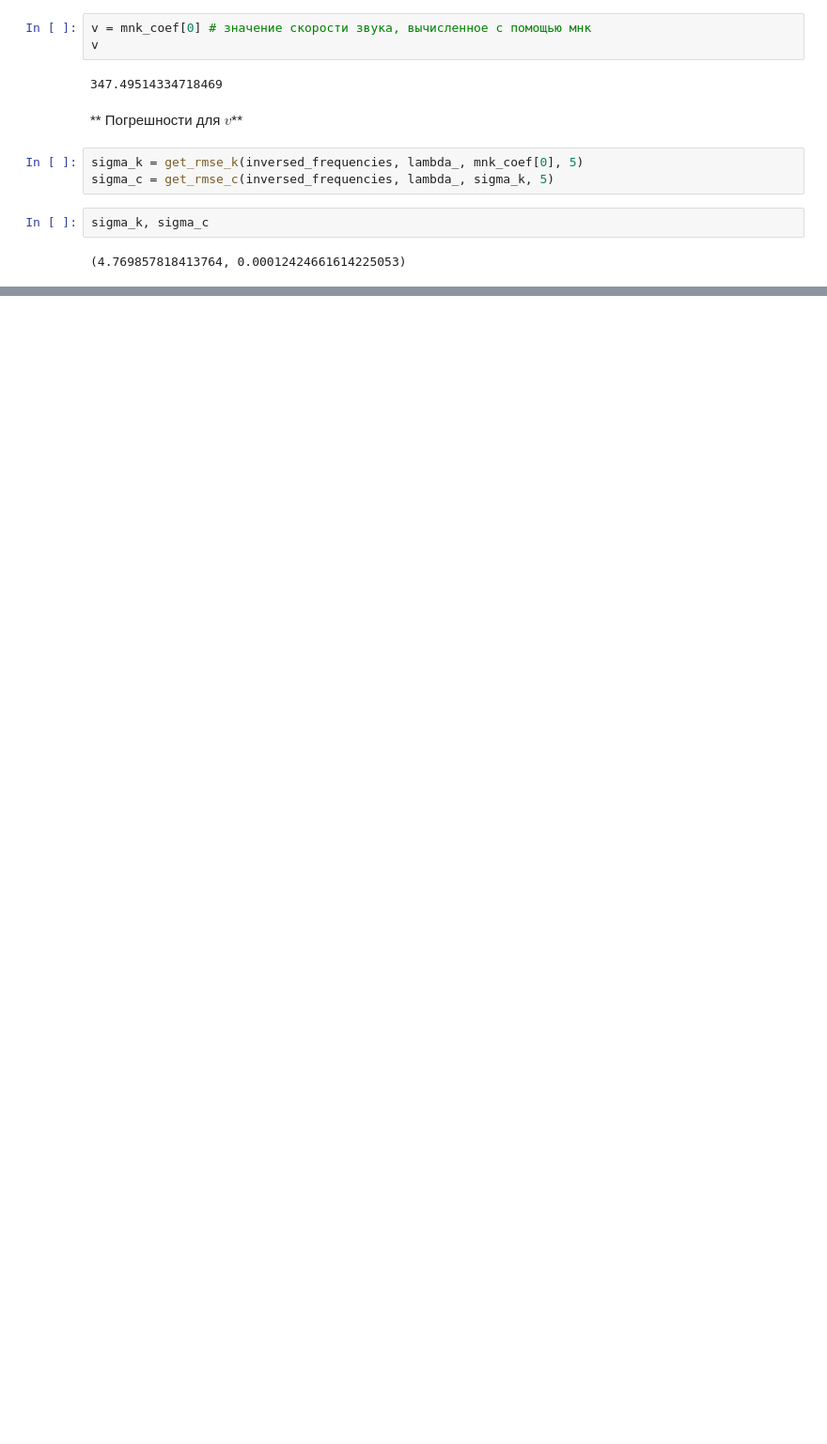
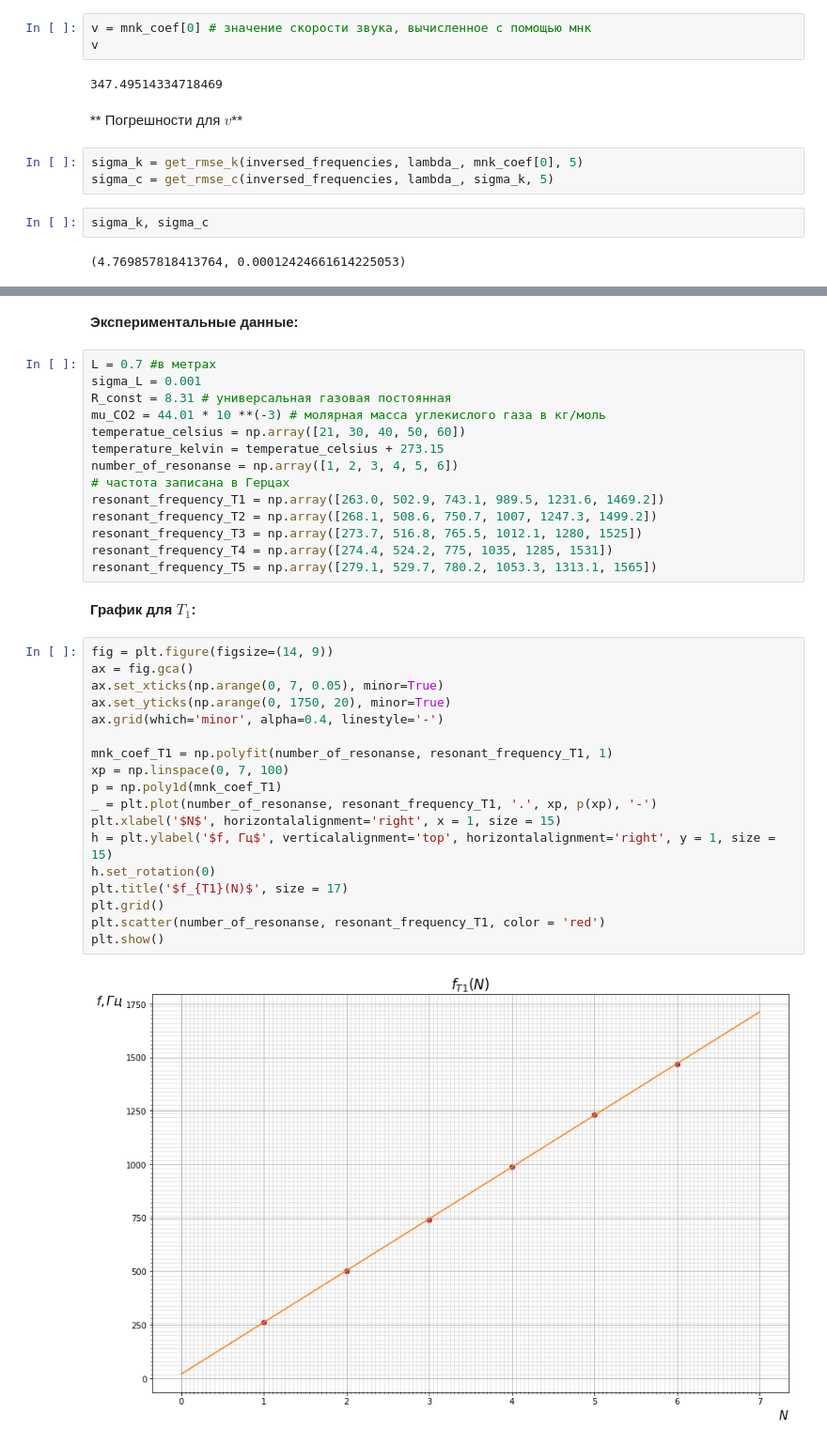
Before and after one commit to sayanarii/MIPT-physics-labs-5-6-sem, a Jupyter notebook: 2.1.ipynb, the cells around one changed output, grey strips where cells are left out. Shown at 94% size. Cells and saved outputs as stored; diff of their text form; blank space fills up the shorter version.

```diff
--- a/2.1.ipynb
+++ b/2.1.ipynb
@@ -276,0 +282,38 @@ sigma_k, sigma_c
+# %% [markdown]
+**Экспериментальные данные:**
+# %%
+L = 0.7 #в метрах
+sigma_L = 0.001
+R_const = 8.31 # универсальная газовая постоянная
+mu_CO2 = 44.01 * 10 **(-3) # молярная масса углекислого газа в кг/моль
+temperatue_celsius = np.array([21, 30, 40, 50, 60])
+temperature_kelvin = temperatue_celsius + 273.15
+number_of_resonanse = np.array([1, 2, 3, 4, 5, 6])
+# частота записана в Герцах
+resonant_frequency_T1 = np.array([263.0, 502.9, 743.1, 989.5, 1231.6, 1469.2])
+resonant_frequency_T2 = np.array([268.1, 508.6, 750.7, 1007, 1247.3, 1499.2])
+resonant_frequency_T3 = np.array([273.7, 516.8, 765.5, 1012.1, 1280, 1525])
+resonant_frequency_T4 = np.array([274.4, 524.2, 775, 1035, 1285, 1531])
+resonant_frequency_T5 = np.array([279.1, 529.7, 780.2, 1053.3, 1313.1, 1565])
+# %% [markdown]
+**График для $T_{1}$:**
+# %%
+fig = plt.figure(figsize=(14, 9))
+ax = fig.gca()
+ax.set_xticks(np.arange(0, 7, 0.05), minor=True)
+ax.set_yticks(np.arange(0, 1750, 20), minor=True)
+ax.grid(which='minor', alpha=0.4, linestyle='-')
+
+mnk_coef_T1 = np.polyfit(number_of_resonanse, resonant_frequency_T1, 1)
+xp = np.linspace(0, 7, 100)
+p = np.poly1d(mnk_coef_T1)
+_ = plt.plot(number_of_resonanse, resonant_frequency_T1, '.', xp, p(xp), '-')
+plt.xlabel('$N$', horizontalalignment='right', x = 1, size = 15)
+h = plt.ylabel('$f, Гц$', verticalalignment='top', horizontalalignment='right', y = 1, size = 15)
+h.set_rotation(0)
+plt.title('$f_{T1}(N)$', size = 17)
+plt.grid()
+plt.scatter(number_of_resonanse, resonant_frequency_T1, color = 'red')
+plt.show()
+# %% [output]
+[figure, added]
```
Also changed, not shown: parts of 68 cells of this notebook.
